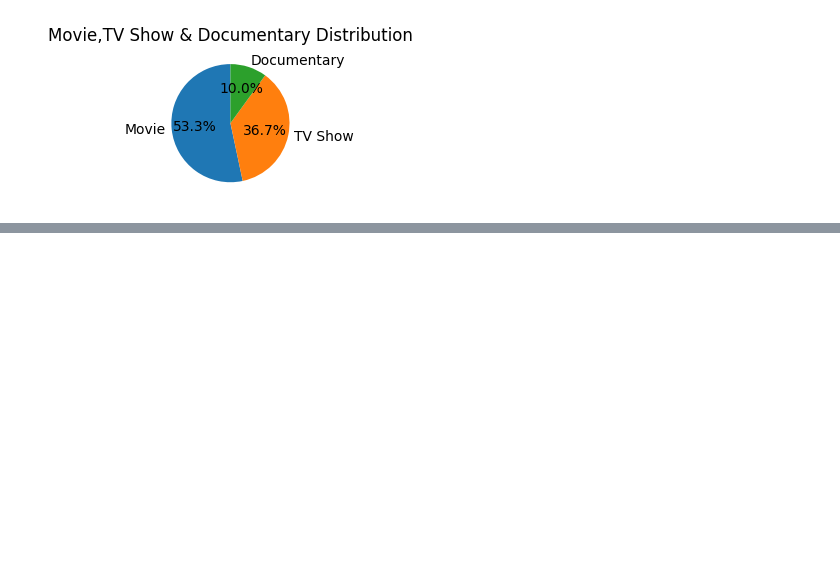
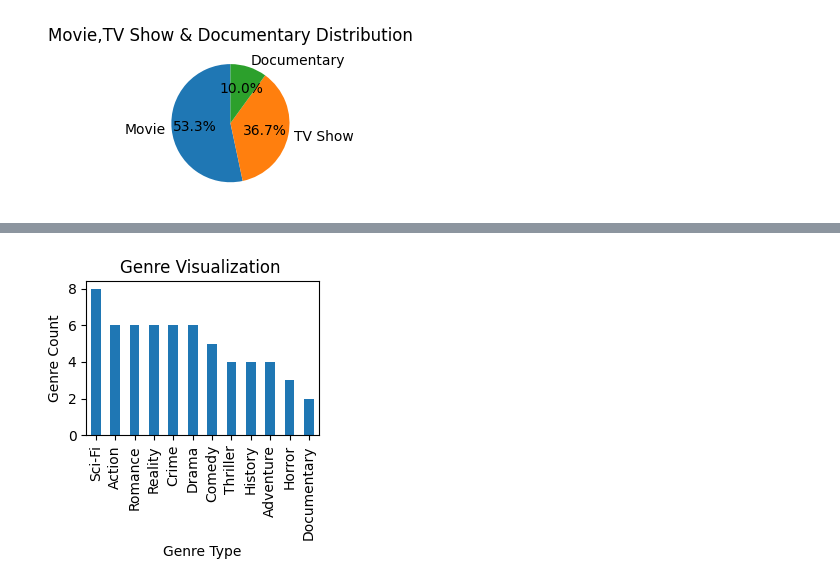
Before and after one commit to minSara02-FromTheStart/Pandas_Daily_Practice, a Jupyter notebook: Netflix Content Analysis/Netflix.ipynb, the cells around one changed output, grey strips where cells are left out. Cells and saved outputs as stored; diff of their text form; code cells hidden in the pictures; blank space fills up the shorter version.

```diff
--- a/Netflix Content Analysis/Netflix.ipynb
+++ b/Netflix Content Analysis/Netflix.ipynb
@@ -62,0 +61,4 @@ plt.show()
+# %%
+#Which genre appears the most?
+genre_count= df["genre"].value_counts()
+print(" Genre: ", genre_count)
@@ -62,0 +80,11 @@ plt.show()
+# %%
+#Visiulization
+
+plt.figure(figsize=(3,2))
+genre_count.plot(kind="bar")
+plt.title("Genre Visualization ")
+plt.xlabel("Genre Type")
+plt.ylabel("Genre Count")
+plt.show()
+# %% [output]
+[figure, added]
```
Also changed, not shown: parts of 3 cells of this notebook.
